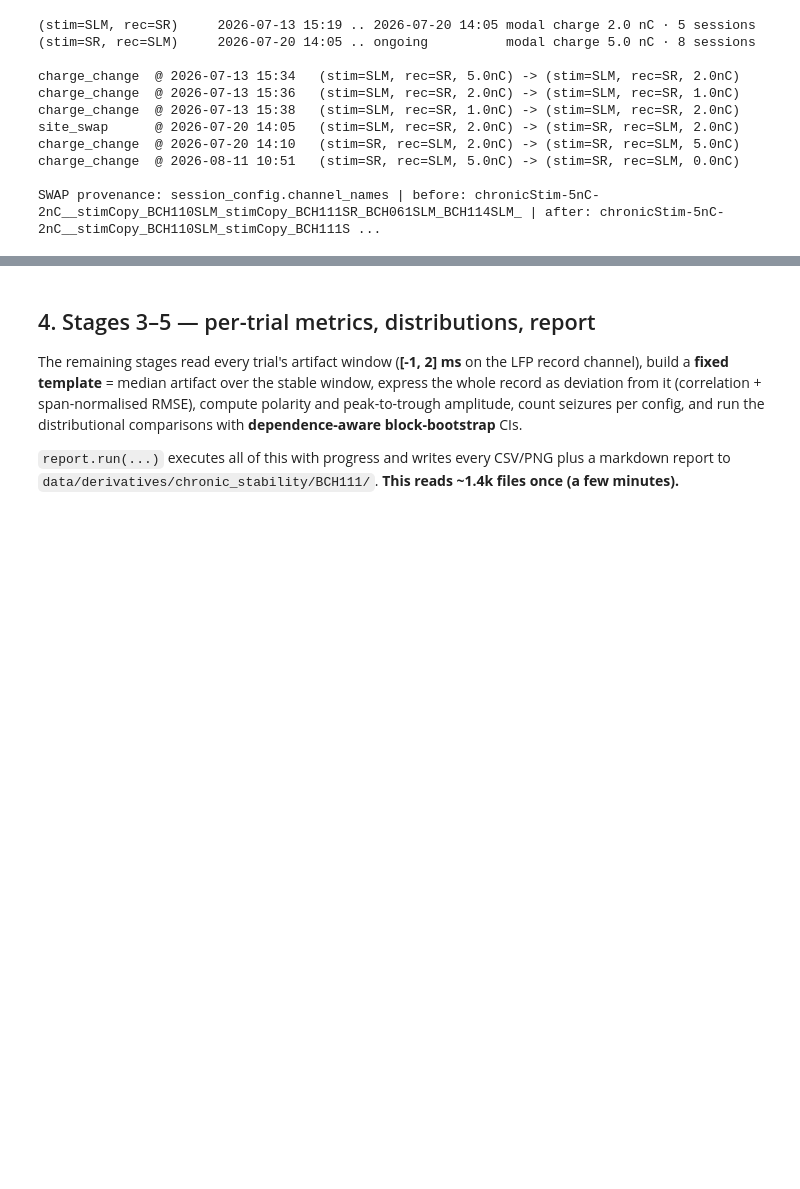
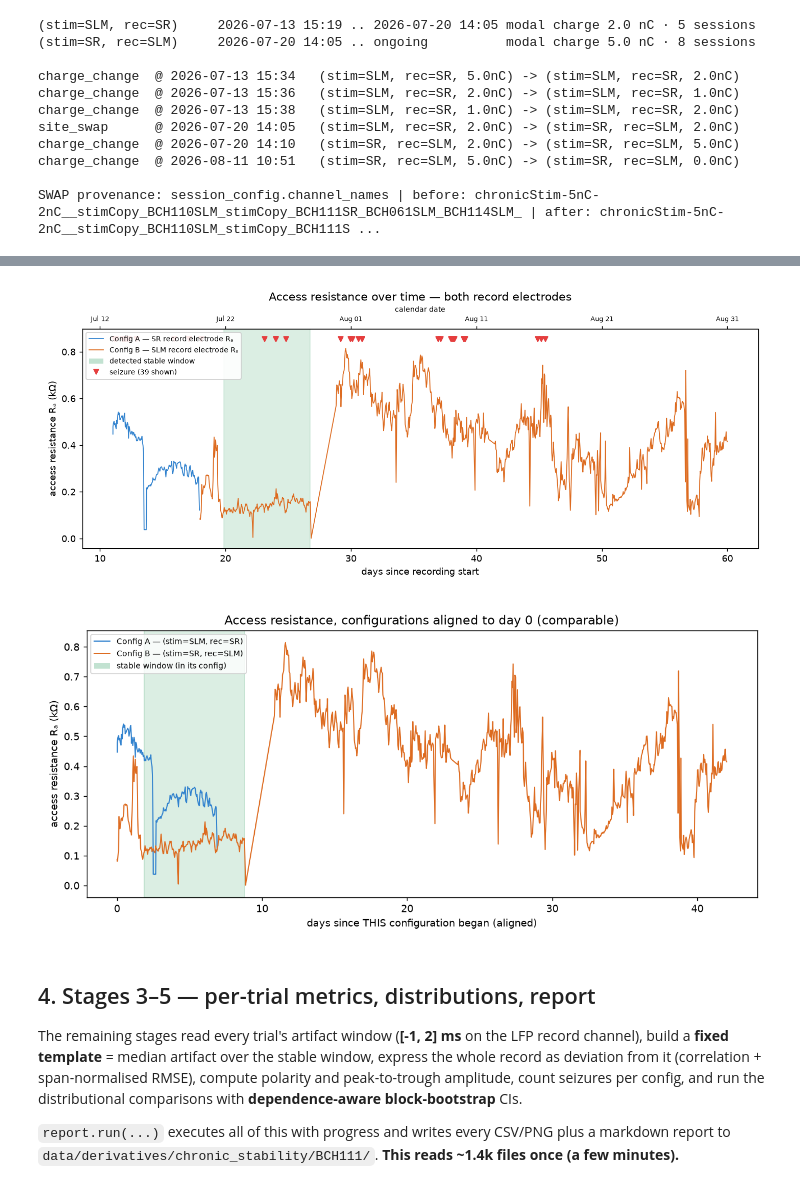
Before and after one commit to BRHOANG1999/qc_monitor, a Jupyter notebook: notebooks/bch111_stability.ipynb, the cells around one changed output, grey strips where cells are left out. Drawn from its saved outputs; the diff is of its cells as text; code cells hidden in the pictures; blank space fills up the shorter version.

```diff
--- a/notebooks/bch111_stability.ipynb
+++ b/notebooks/bch111_stability.ipynb
@@ -197,3 +185,10 @@ SWAP provenance: session_config.channel_names | before: chronicStim-5nC-2nC__sti
+# %%
+ra = {k: ra_series(iv['record_channel']) for k, iv in enumerate(intervals)}
+display(Image(render.ra_over_time_fig(ra, intervals, run, sz_ep, os.path.join(OUT, f'{ANIMAL}_ra_over_time.png'), t0=RECORD_T0)))
+display(Image(render.ra_aligned_fig(ra, intervals, run, os.path.join(OUT, f'{ANIMAL}_ra_aligned.png'))))
+# %% [output]
+[figure, added]
+[figure, added]
 # %% [markdown]
 ## 4. Stages 3–5 — per-trial metrics, distributions, report
 
```
Also changed, not shown: parts of 22 cells of this notebook, 5 other files.
